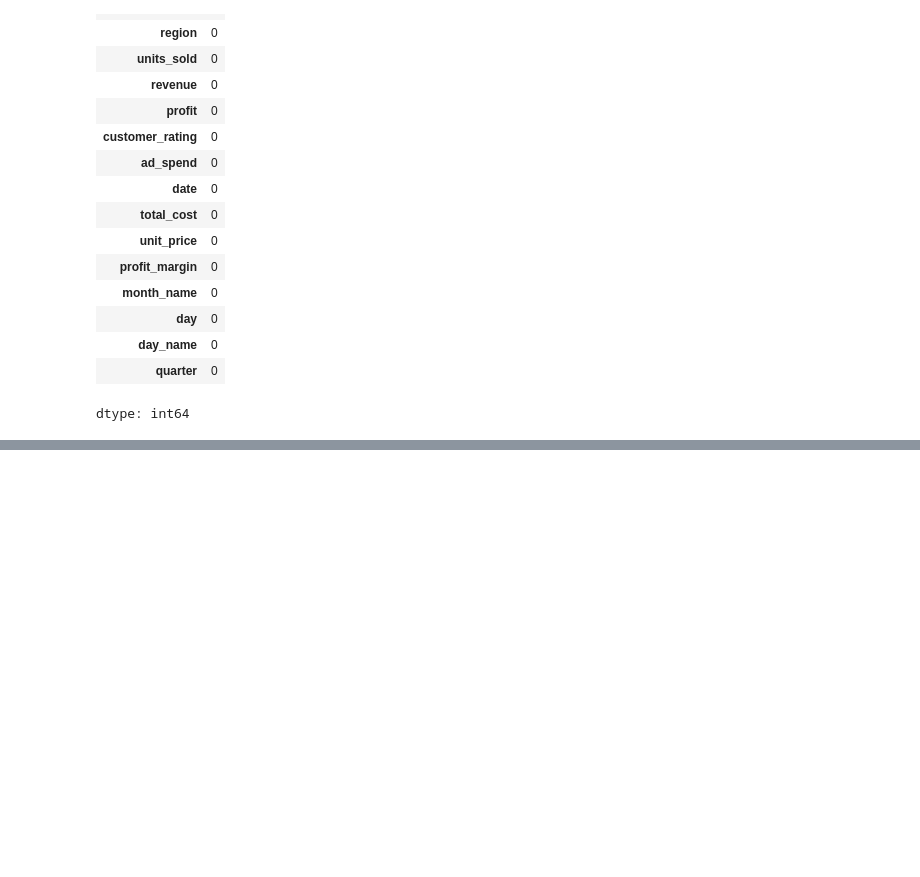
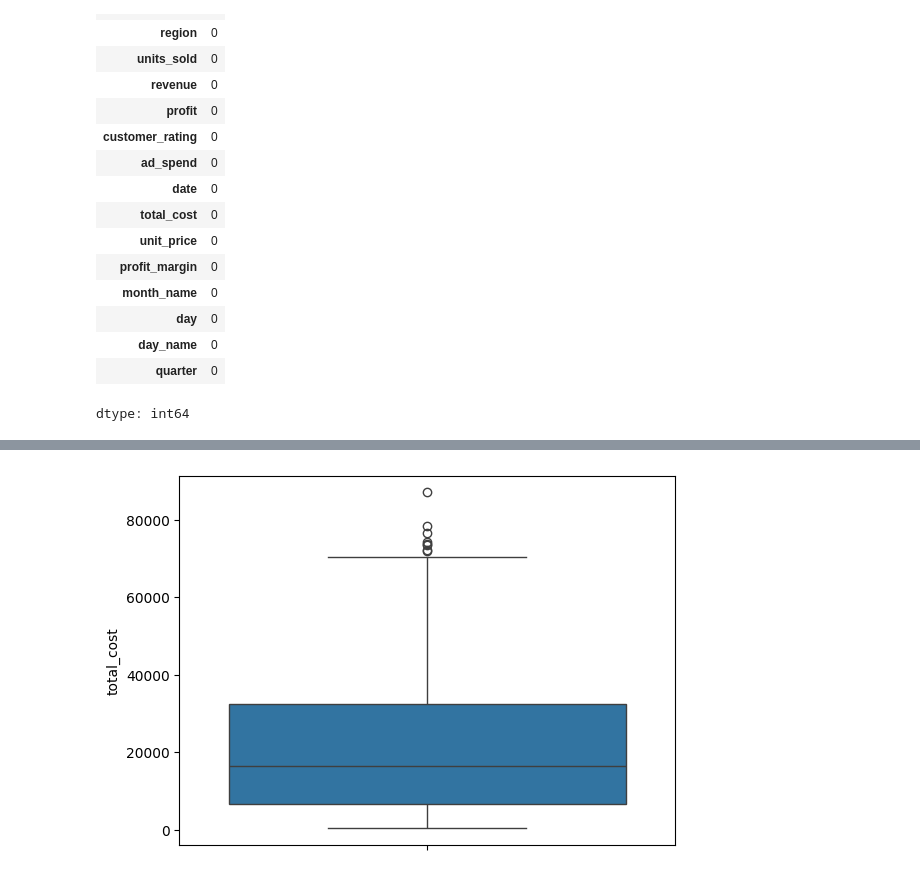
Before and after one commit to Manal-RizwanDewani/EDA-Projects-, a Jupyter notebook: EDA_E_commerce_sales_data_Project.ipynb, the cells around one changed output, grey strips where cells are left out. Saved outputs shown, nothing was run; the diff lists cells and outputs as text; code cells hidden in the pictures; blank space fills up the shorter version.

```diff
--- a/EDA_E_commerce_sales_data_Project.ipynb
+++ b/EDA_E_commerce_sales_data_Project.ipynb
@@ -284,0 +287,5 @@ data['time'].unique()
+# %%
+sns.boxplot(data=df["total_cost"])
+plt.show()
+# %% [output]
+[figure, added]
```
Also changed, not shown: parts of 123 cells of this notebook.
